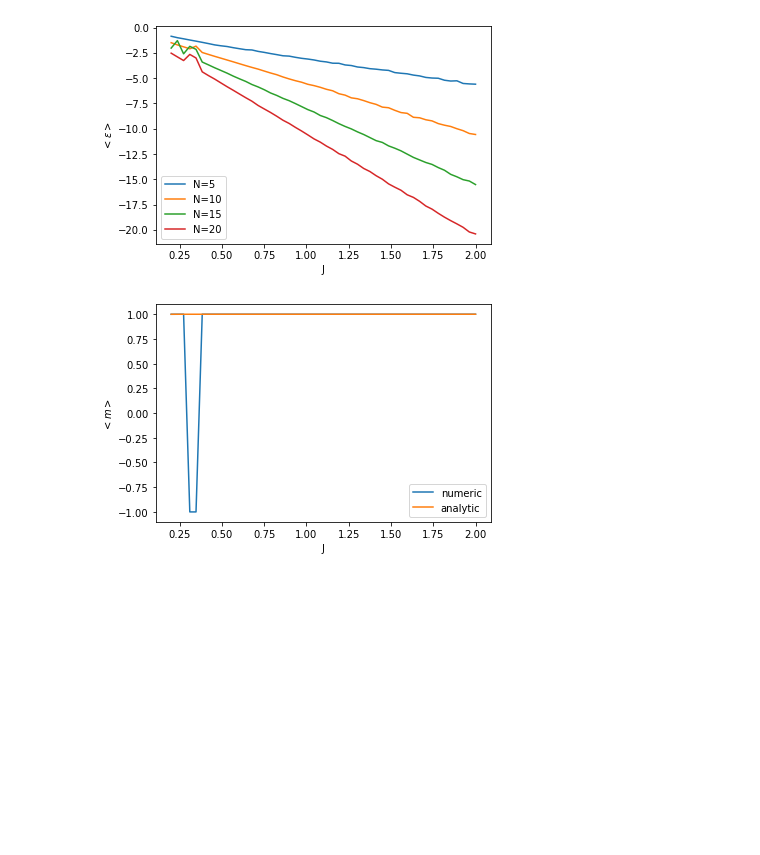
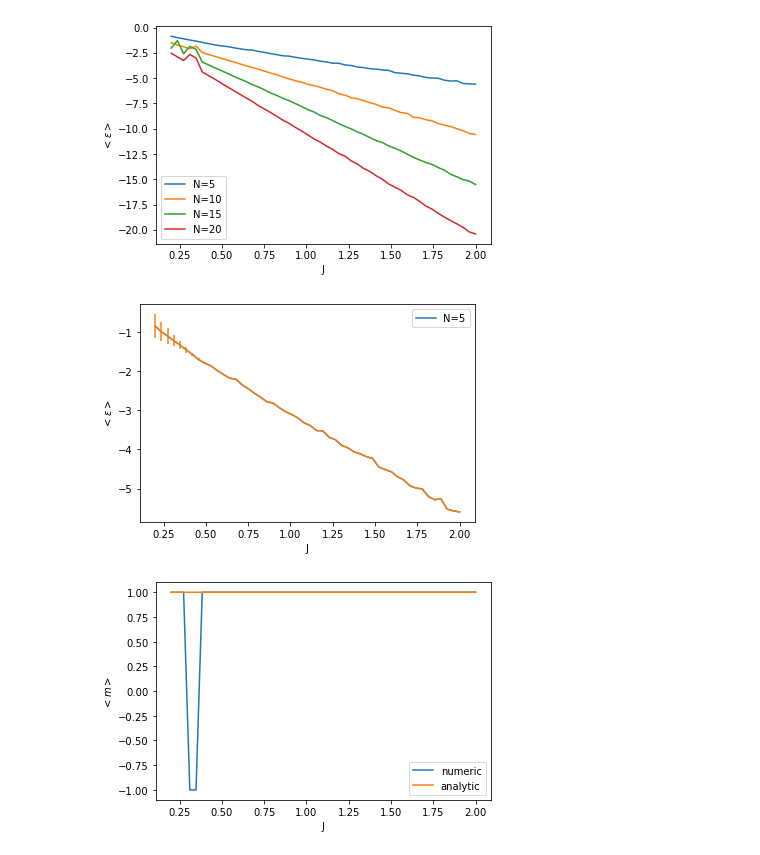
Before and after one commit to MarcelSchindler/Computational-Physics, a Jupyter notebook: exercise_3/long_range_ising.ipynb, the cells around one changed output. Saved outputs shown, nothing was run; the diff lists cells and outputs as text; code cells hidden in the pictures; blank space fills up the shorter version.

```diff
--- a/exercise_3/long_range_ising.ipynb
+++ b/exercise_3/long_range_ising.ipynb
@@ -82,6 +109,16 @@ plt.legend()
 plt.savefig('energy')
 # %% [output]
 [figure]
+# %%
+plt.plot(xin,y4in,label=r"N=5" )
+plt.errorbar(xin, y4in, xerr=0, yerr=y4inerr)
+
+plt.xlabel(r'J')
+plt.ylabel(r'$<\epsilon>$')
+plt.legend()
+plt.savefig('energy_error')
+# %% [output]
+[figure, added]
 # %%
 plt.plot(xin,y3in, label=r"numeric")
 plt.plot(xin,y10in, label=r"analytic")
```
Also changed, not shown: parts of 3 cells of this notebook, 25 other files.
